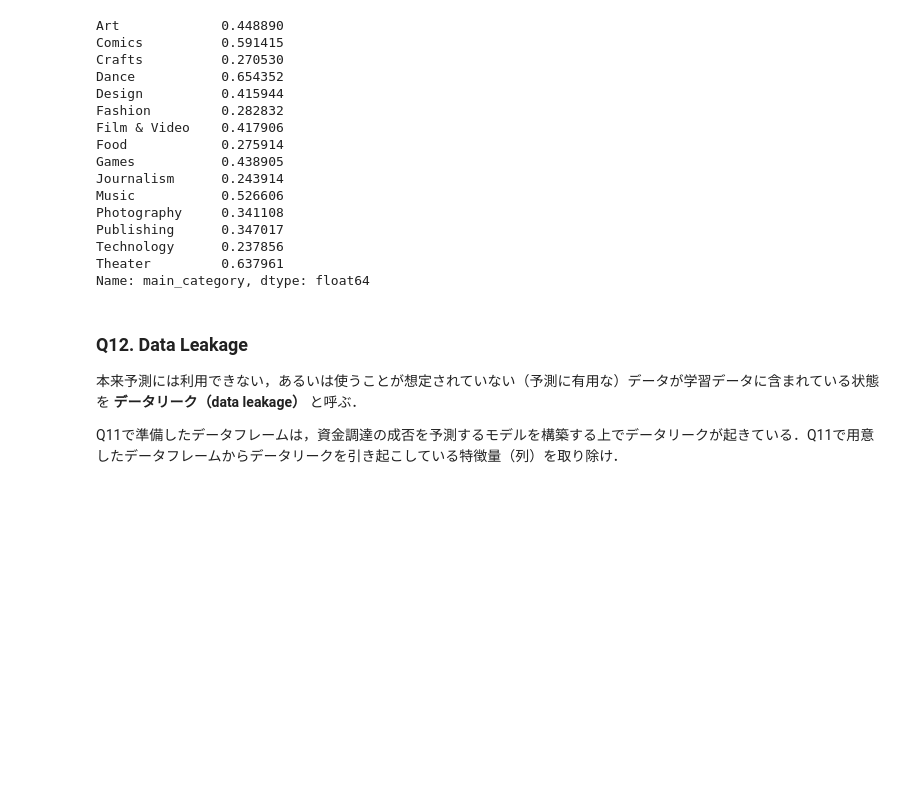
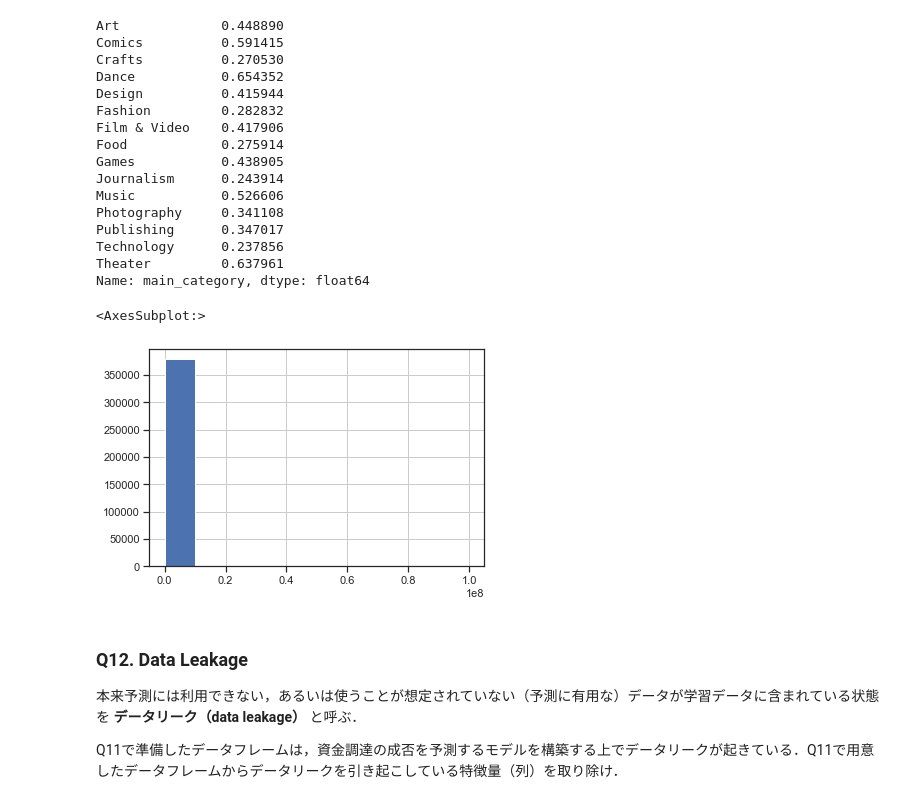
Before and after one commit to rabhareit/data-science-exercise, a Jupyter notebook: classification/classification.ipynb, the cells around one changed output. Saved outputs shown, nothing was run; the diff lists cells and outputs as text; code cells hidden in the pictures; blank space fills up the shorter version.

```diff
--- a/classification/classification.ipynb
+++ b/classification/classification.ipynb
@@ -481,6 +497,3 @@ Publishing      0.347017
 Technology      0.237856
 Theater         0.637961
 Name: main_category, dtype: float64
-# %%
-sns.countplot(data=kickstarter_df2, y='goal')
-sns.set()
@@ -489,3 +500,8 @@ sns.distplot(kickstarter_df2['goal'])
+# %%
+kickstarter_df['goal'].hist()
+# %% [output]
+<AxesSubplot:>
+[figure, added]
 # %% [markdown]
 ### Q12. Data Leakage
 本来予測には利用できない，あるいは使うことが想定されていない（予測に有用な）データが学習データに含まれている状態を **データリーク（data leakage）** と呼ぶ．
```
Also changed, not shown: parts of 8 cells of this notebook.
